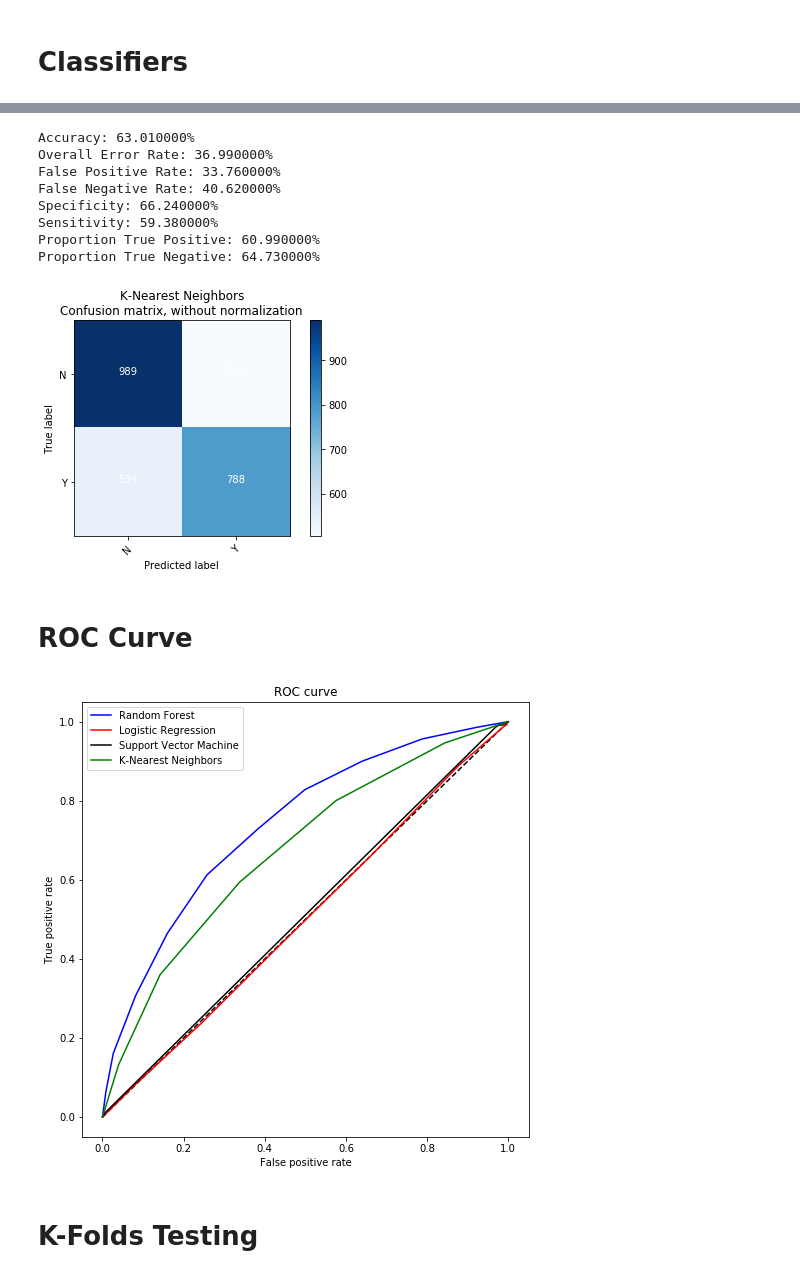
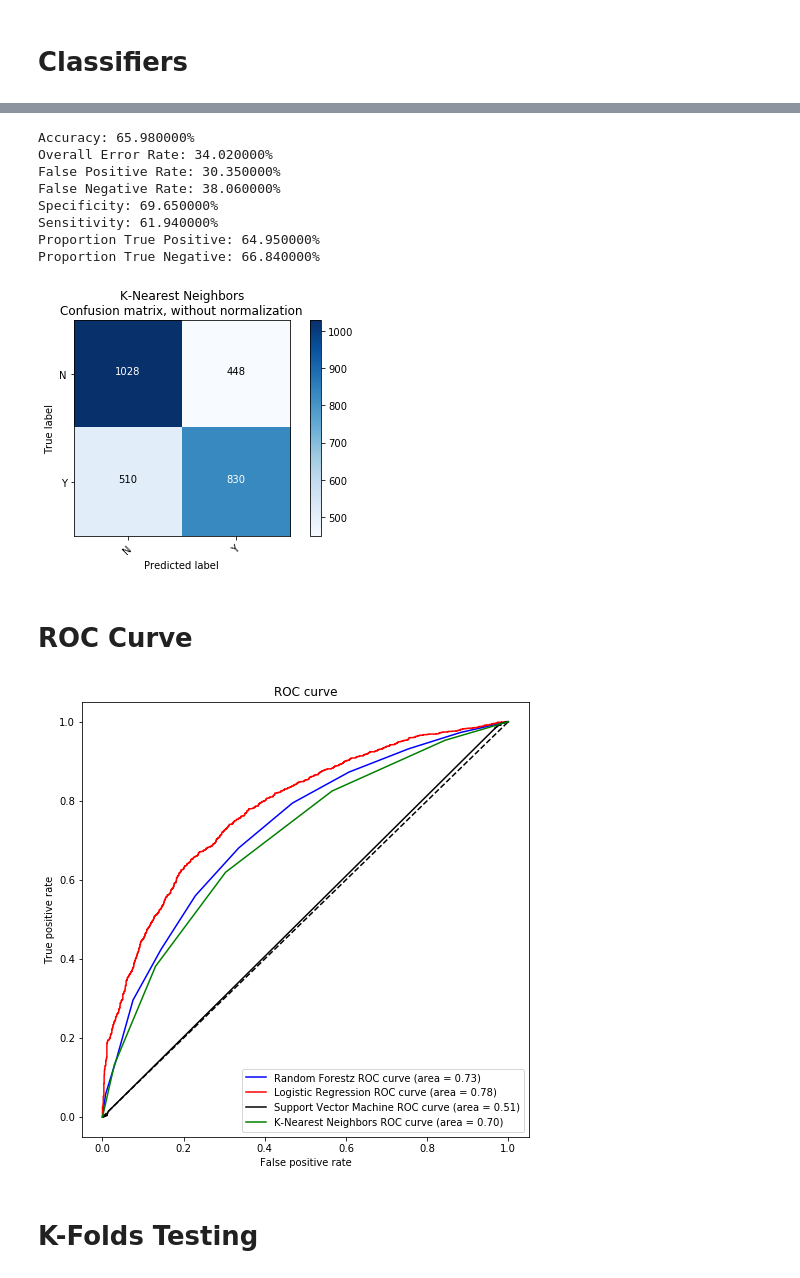
Before and after one commit to usmcamp0811/MSC-641-Group-Project, a Jupyter notebook: ClothingDataModels.ipynb, the cells around one changed output, grey strips where cells are left out. Drawn from its saved outputs; the diff is of its cells as text; code cells hidden in the pictures.

```diff
--- a/ClothingDataModels.ipynb
+++ b/ClothingDataModels.ipynb
@@ -87,7 +88,7 @@ vars = ['CLUSTYPE', 'WEB', 'AXSPEND', 'AMSPEND',
 'CC_CARD',
 'AVRG',
 'PC_CALC20',
-# 'PSWEATERS',
+'PSWEATERS',
 'PKNIT_TOPS',
 'PKNIT_DRES',
 'PBLOUSES',
@@ -378,32 +379,32 @@ cnf_matrix = confusion_matrix(y_test, y_pred)
 plot_confusion_matrix(cnf_matrix, classes=class_names,
                       title='K-Nearest Neighbors\nConfusion matrix, without normalization')
 # %% [output]
-Accuracy: 63.010000%
-Overall Error Rate: 36.990000%
-False Positive Rate: 33.760000%
-False Negative Rate: 40.620000%
-Specificity: 66.240000%
-Sensitivity: 59.380000%
-Proportion True Positive: 60.990000%
-Proportion True Negative: 64.730000%
+Accuracy: 65.980000%
+Overall Error Rate: 34.020000%
+False Positive Rate: 30.350000%
+False Negative Rate: 38.060000%
+Specificity: 69.650000%
+Sensitivity: 61.940000%
+Proportion True Positive: 64.950000%
+Proportion True Negative: 66.840000%
-[figure, old version]
+[figure, new version]
 # %% [markdown]
 # ROC Curve
 # %%
 plt.figure(1, figsize=(8,8))
 plt.plot([0, 1], [0, 1], 'k--')
-plt.plot(rf_fpr, rf_tpr,color='b', label='Random Forest',c='b')
-plt.plot(lr_fpr, lr_tpr,color='r', label='Logistic Regression')
-plt.plot(svm_fpr, svm_tpr,color='k', label='Support Vector Machine')
-plt.plot(knn_fpr, knn_tpr,color='g', label='K-Nearest Neighbors')
+plt.plot(rf_fpr, rf_tpr,color='b', label='Random Forestz ROC curve (area = %0.2f)' % rf_roc_auc)
+plt.plot(lr_fpr, lr_tpr,color='r', label='Logistic Regression ROC curve (area = %0.2f)' % lr_roc_auc)
+plt.plot(svm_fpr, svm_tpr,color='k', label='Support Vector Machine ROC curve (area = %0.2f)' % svm_roc_auc)
+plt.plot(knn_fpr, knn_tpr,color='g', label='K-Nearest Neighbors ROC curve (area = %0.2f)' % knn_roc_auc)
 plt.xlabel('False positive rate')
 plt.ylabel('True positive rate')
 plt.title('ROC curve')
 plt.legend(loc='best')
 plt.savefig('roc_curve.png')
 plt.show()
 # %% [output]
-[figure, old version]
+[figure, new version]
 # %% [markdown]
 # K-Folds Testing
 # %%
```
Also changed, not shown: parts of 18 cells of this notebook.
